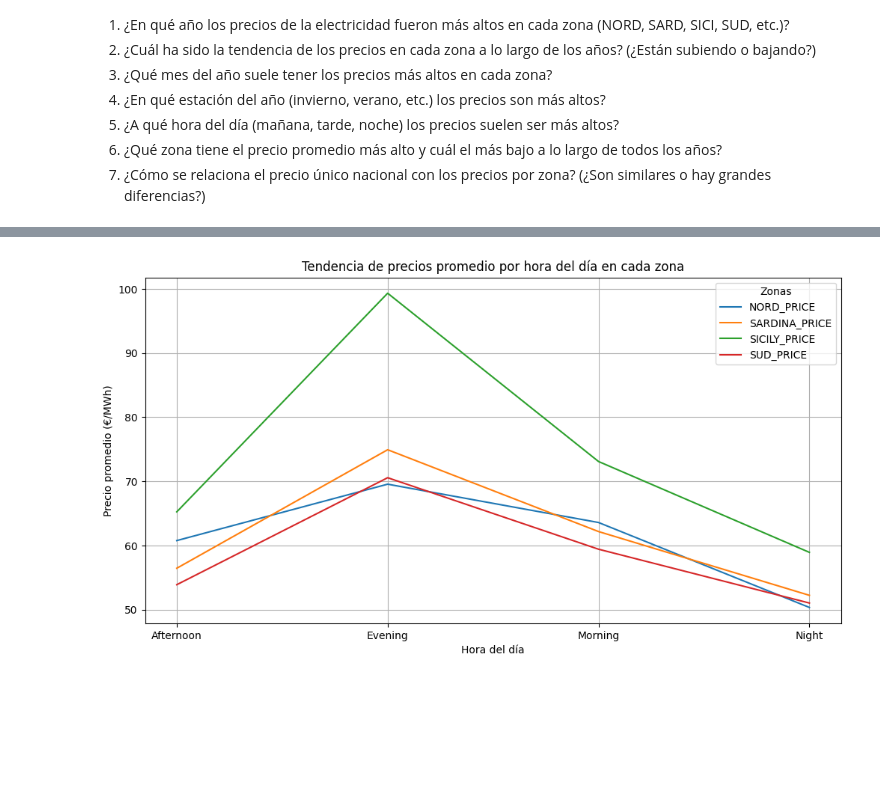
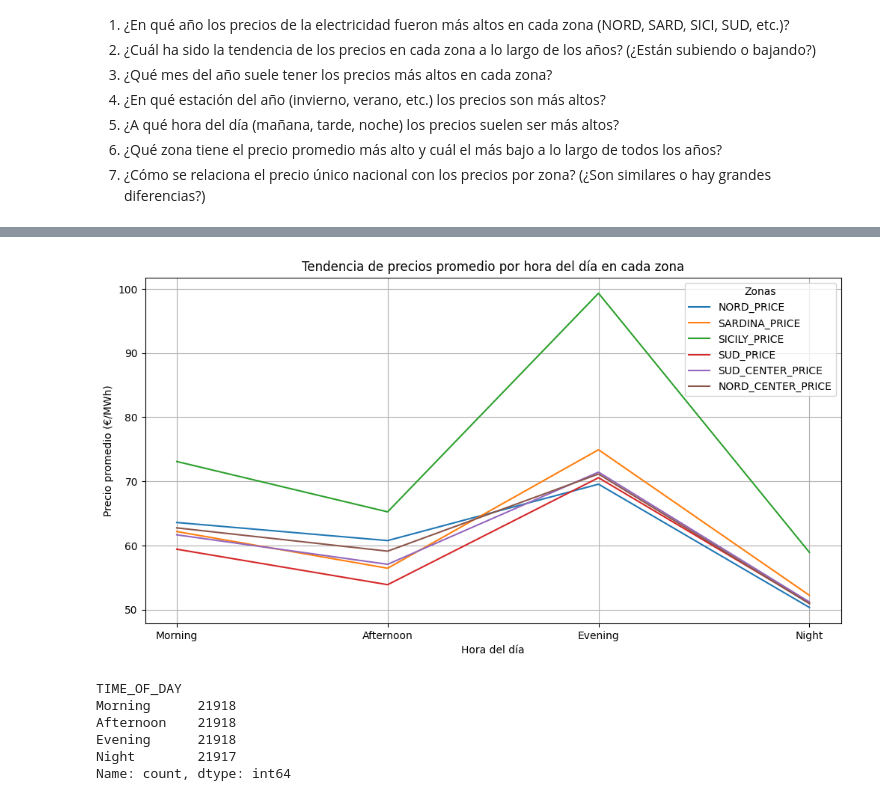
Before and after one commit to geobest7/datatone-escuela-musk-hackathon-datos-mercado-electrico-italiano, a Jupyter notebook: demanda_precio.ipynb, the cells around one changed output, grey strips where cells are left out. Cells and saved outputs as stored; diff of their text form; code cells hidden in the pictures; blank space fills up the shorter version.

```diff
--- a/demanda_precio.ipynb
+++ b/demanda_precio.ipynb
@@ -54,7 +55,7 @@ En este análisis, hemos formulado algunas preguntas clave sobre los **precios d
 # PREGUNTA 1 1.	¿En qué año los precios de la electricidad fueron más altos en cada zona (NORD, SARD, SICI, SUD, etc.)?
 
 # Crear un diccionario para las zonas de precios
-zonas_precio = ['NORD_PRICE', 'SARDINA_PRICE', 'SICILY_PRICE', 'SUD_PRICE']
+zonas_precio = ['NORD_PRICE', 'SARDINA_PRICE', 'SICILY_PRICE', 'SUD_PRICE', 'SUD_CENTER_PRICE', 'NORD_CENTER_PRICE']
 
 # Crear un DataFrame vacío para almacenar los resultados
 resultados = {}
@@ -243,19 +250,42 @@ SUD_PRICE          Evening                 70.566432
 # %%
+# Definir el orden correcto de las partes del día
+orden_partes_dia = ['Morning', 'Afternoon', 'Evening', 'Night']
+
+# Asegurarnos de que la columna 'TIME_OF_DAY' esté en el orden correcto
+df['TIME_OF_DAY'] = pd.Categorical(df['TIME_OF_DAY'], categories=orden_partes_dia, ordered=True)
+
 # Crear un gráfico de líneas para las zonas de precio
 plt.figure(figsize=(12, 6))
+
+# Iterar sobre las zonas de precios y graficar
 for zona in zonas_precio:
+    # Agrupar por hora del día y calcular el precio promedio
     precios_por_hora = df.groupby('TIME_OF_DAY')[zona].mean()
+
+    # Graficar la zona
     plt.plot(precios_por_hora.index, precios_por_hora.values, label=zona)
 
 # Configuración del gráfico
 plt.title('Tendencia de precios promedio por hora del día en cada zona')
 plt.xlabel('Hora del día')
 plt.ylabel('Precio promedio (€/MWh)')
 plt.legend(title="Zonas")
 plt.grid(True)
+
+# Mostrar el gráfico
 plt.show()
 # %% [output]
-[figure, old version]
+[figure, new version]
+# %%
+# Revisa las categorías de TIME_OF_DAY y sus conteos
+print(df['TIME_OF_DAY'].value_counts())
+# %% [output]
+TIME_OF_DAY
+Morning      21918
+Afternoon    21918
+Evening      21918
+Night        21917
+Name: count, dtype: int64
 # %%
 # PREGUNTA 6 ¿Qué zona tiene el precio promedio más alto y cuál el más bajo a lo largo de todos los años?
 # Crear un diccionario para almacenar los resultados
```
Also changed, not shown: parts of 19 cells of this notebook, 2 other files.
